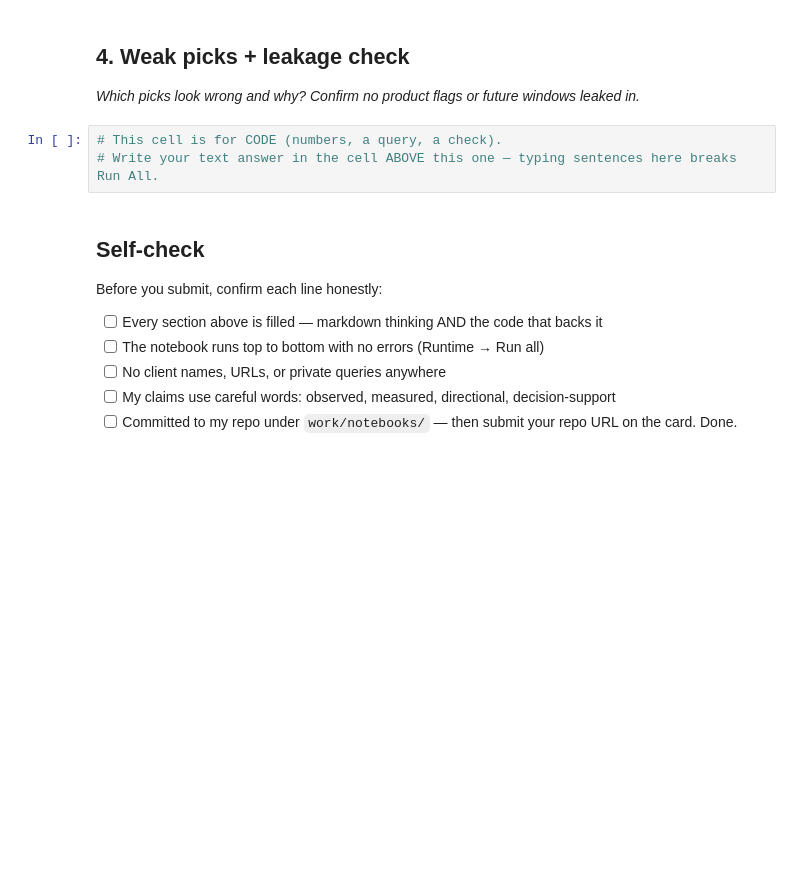
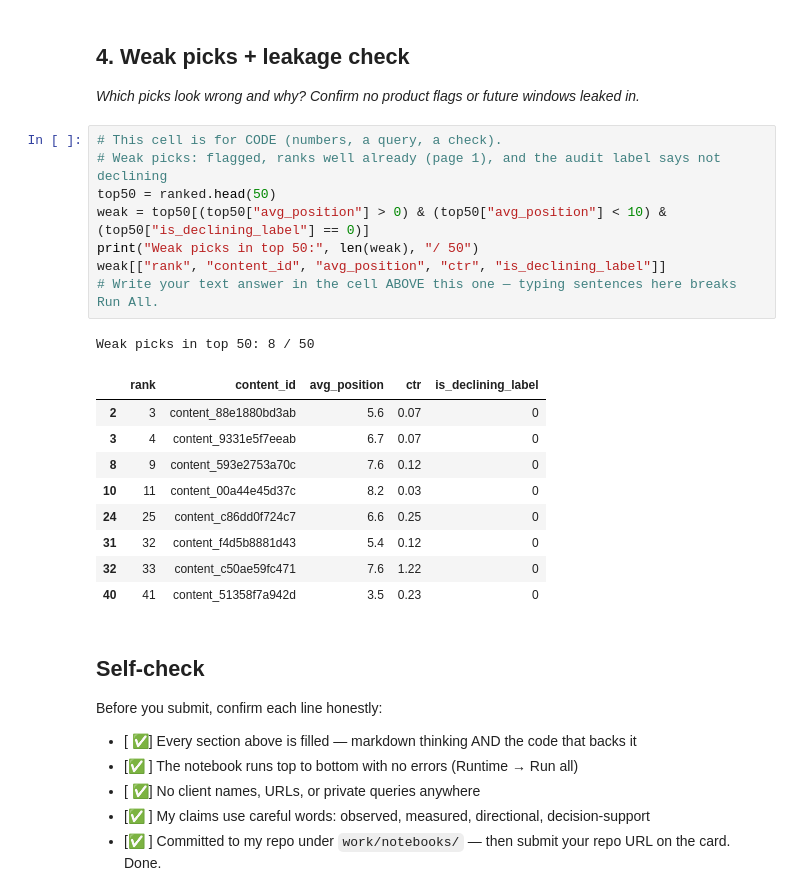
Before and after one commit to TheAlishbahWaheed/flyrank-ml-internship, a Jupyter notebook: work/notebooks/w04_baseline_score.ipynb, the cells around one changed output. Saved outputs shown, nothing was run; the diff lists cells and outputs as text; blank space fills up the shorter version.

```diff
--- a/work/notebooks/w04_baseline_score.ipynb
+++ b/work/notebooks/w04_baseline_score.ipynb
@@ -33,14 +156,30 @@ This skeleton is yours to fill. Work the sections **in order** — each one has
 *Which picks look wrong and why? Confirm no product flags or future windows leaked in.*
 # %%
 # This cell is for CODE (numbers, a query, a check).
+# Weak picks: flagged, ranks well already (page 1), and the audit label says not declining
+top50 = ranked.head(50)
+weak = top50[(top50["avg_position"] > 0) & (top50["avg_position"] < 10) & (top50["is_declining_label"] == 0)]
+print("Weak picks in top 50:", len(weak), "/ 50")
+weak[["rank", "content_id", "avg_position", "ctr", "is_declining_label"]]
 # Write your text answer in the cell ABOVE this one — typing sentences here breaks Run All.
+# %% [output]
+Weak picks in top 50: 8 / 50
+|  | rank | content_id | avg_position | ctr | is_declining_label |
+| 2 | 3 | content_88e1880bd3ab | 5.6 | 0.07 | 0 |
+| 3 | 4 | content_9331e5f7eeab | 6.7 | 0.07 | 0 |
+| 8 | 9 | content_593e2753a70c | 7.6 | 0.12 | 0 |
+| 10 | 11 | content_00a44e45d37c | 8.2 | 0.03 | 0 |
+| 24 | 25 | content_c86dd0f724c7 | 6.6 | 0.25 | 0 |
+| 31 | 32 | content_f4d5b8881d43 | 5.4 | 0.12 | 0 |
+| 32 | 33 | content_c50ae59fc471 | 7.6 | 1.22 | 0 |
+| 40 | 41 | content_51358f7a942d | 3.5 | 0.23 | 0 |
 # %% [markdown]
 ## Self-check
 
 Before you submit, confirm each line honestly:
 
-- [ ] Every section above is filled — markdown thinking AND the code that backs it
-- [ ] The notebook runs top to bottom with no errors (Runtime → Run all)
-- [ ] No client names, URLs, or private queries anywhere
-- [ ] My claims use careful words: observed, measured, directional, decision-support
-- [ ] Committed to my repo under `work/notebooks/` — then submit your repo URL on the card. Done.
+- [ ✅] Every section above is filled — markdown thinking AND the code that backs it
+- [✅ ] The notebook runs top to bottom with no errors (Runtime → Run all)
+- [ ✅] No client names, URLs, or private queries anywhere
+- [✅ ] My claims use careful words: observed, measured, directional, decision-support
+- [✅ ] Committed to my repo under `work/notebooks/` — then submit your repo URL on the card. Done.
```
Also changed, not shown: parts of 8 cells of this notebook.
